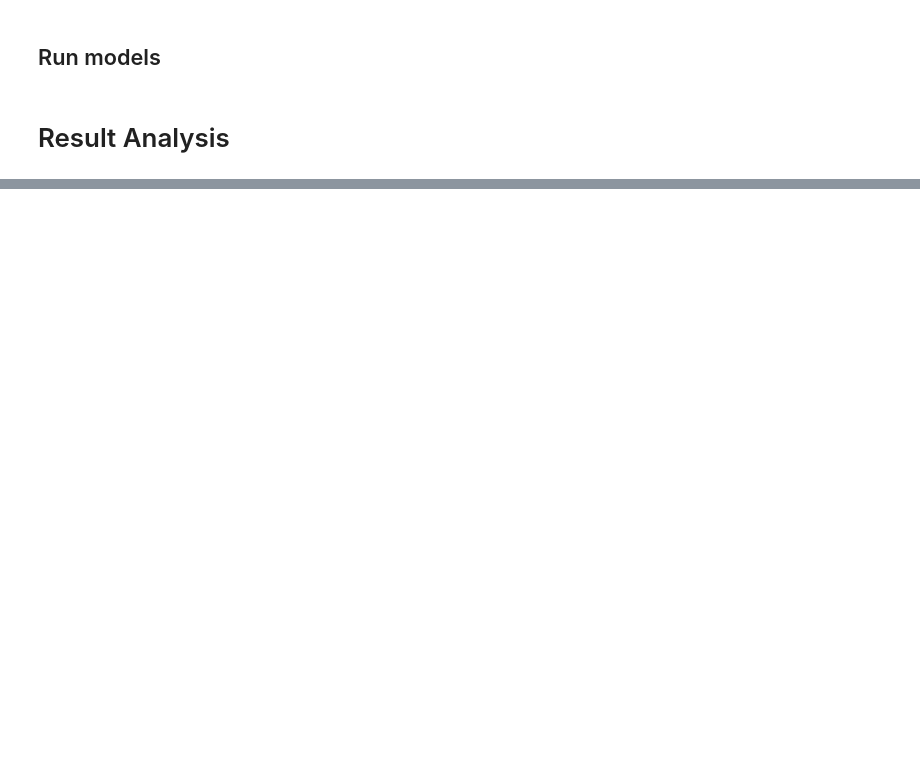
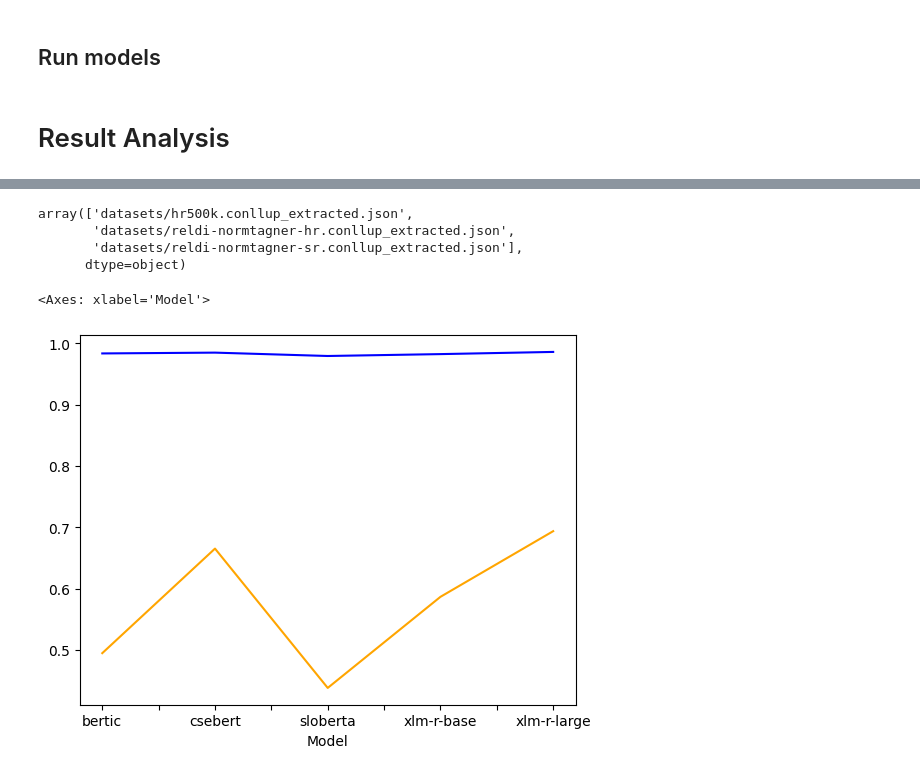
Before and after one commit to TajaKuzman/NER-recognition, a Jupyter notebook: ner-classification.ipynb, the cells around one changed output, grey strips where cells are left out. Cells and saved outputs as stored; diff of their text form; code cells hidden in the pictures; blank space fills up the shorter version.

```diff
--- a/ner-classification.ipynb
+++ b/ner-classification.ipynb
@@ -555,5 +633,18 @@ results
+# %%
+results.Dataset.unique()
+# %% [output]
+array(['datasets/hr500k.conllup_extracted.json',
+       'datasets/reldi-normtagner-hr.conllup_extracted.json',
+       'datasets/reldi-normtagner-sr.conllup_extracted.json'],
+      dtype=object)
 # %%
 # Get average micro and macro F1
+dataset = "datasets/reldi-normtagner-sr.conllup_extracted.json"
+
+# Define the dataset to inspect
 import matplotlib as plt
-results.groupby("Model")["Micro F1"].mean().plot(kind="bar", color="blue")
-results.groupby("Model")["Macro F1"].mean().plot(kind="bar", color="orange")
+results[results["Dataset"] == dataset].groupby("Model")["Micro F1"].mean().plot(kind="line", color="blue")
+results[results["Dataset"] == dataset].groupby("Model")["Macro F1"].mean().plot(kind="line",color="orange")
+# %% [output]
+<Axes: xlabel='Model'>
+[figure, added]
```
Also changed, not shown: parts of 25 cells of this notebook, 30 other files.
